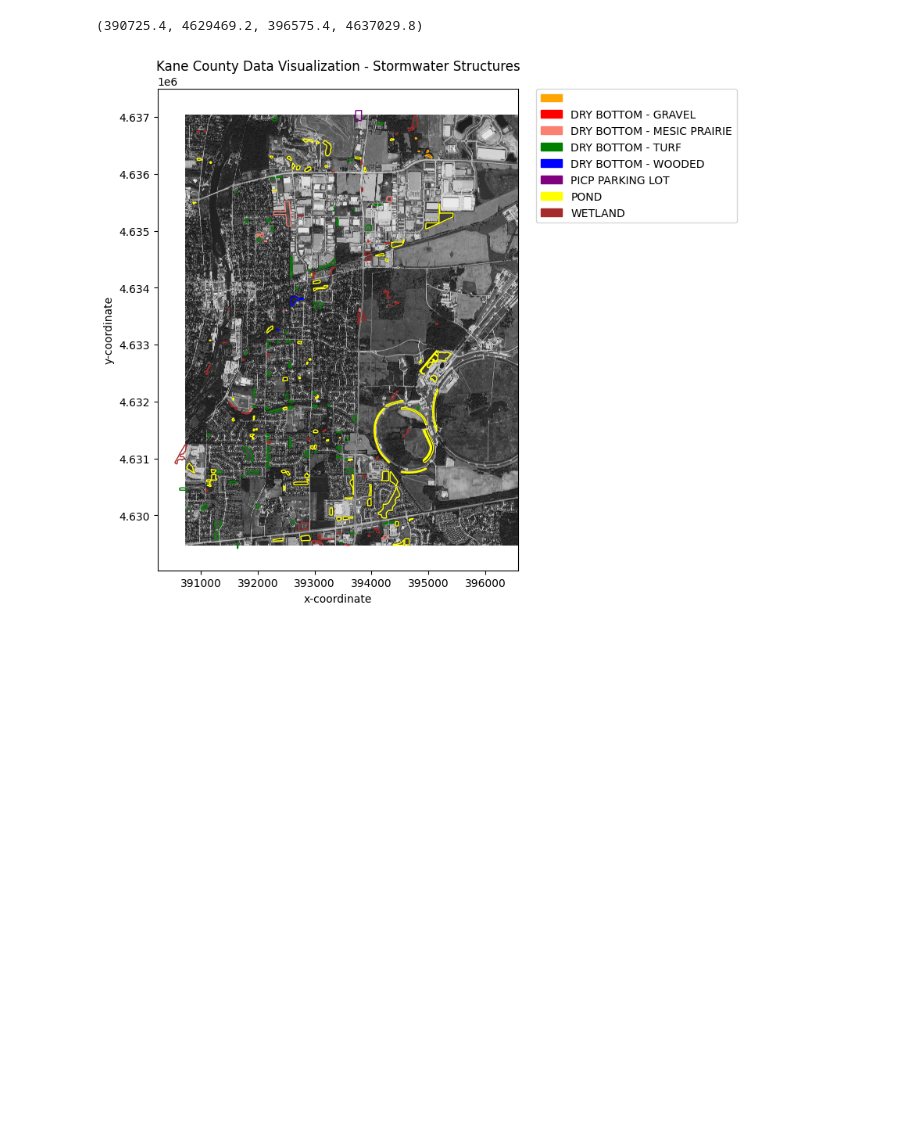
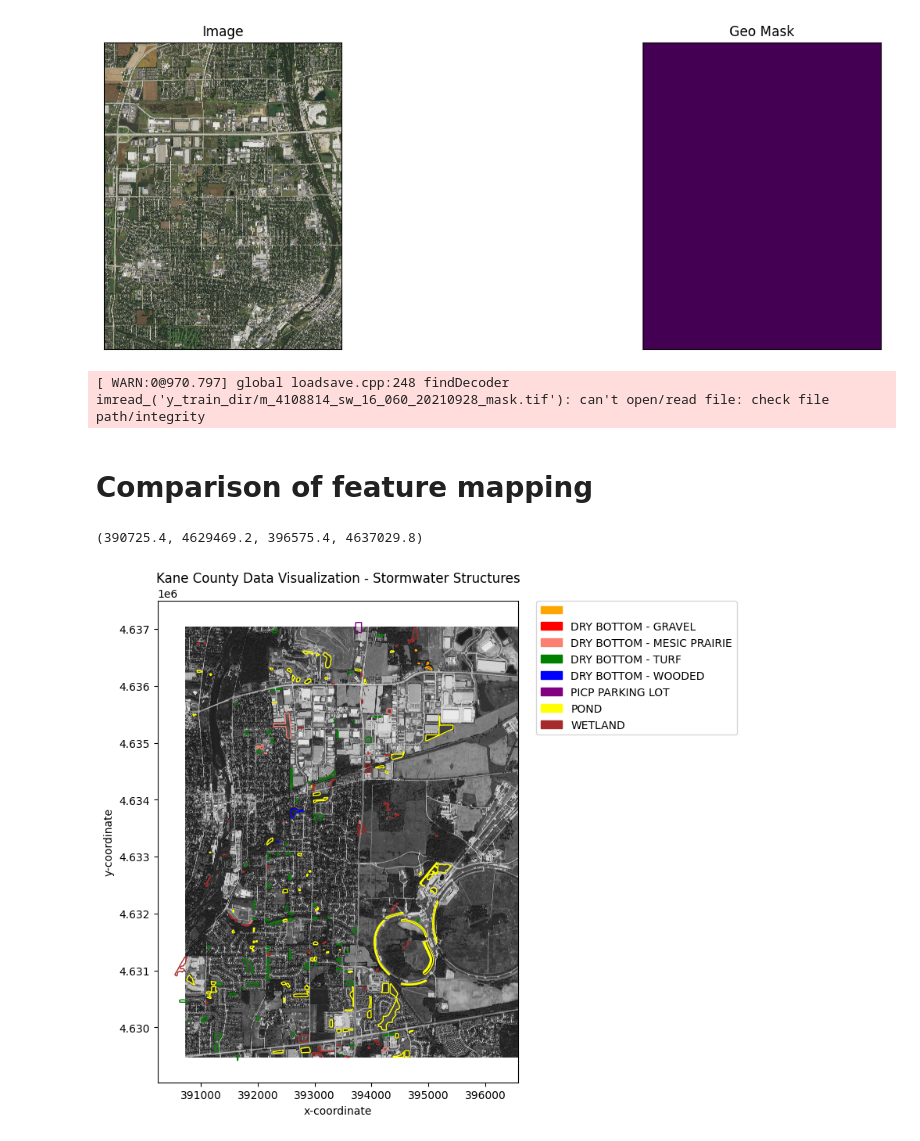
Before and after one commit to dsi-clinic/CMAP, a Jupyter notebook: notebooks/PyTorch.ipynb, the cells around one changed output. Cells and saved outputs as stored; diff of their text form; code cells hidden in the pictures; blank space fills up the shorter version.

```diff
--- a/notebooks/PyTorch.ipynb
+++ b/notebooks/PyTorch.ipynb
@@ -218,3 +283,16 @@ plot_images_with_masks(original_image, generated_mask)
+# %%
+visualize(
+    image=image,
+    geo_mask=mask.squeeze(),
+)
+# %% [output]
+[figure, added]
+# %%
+cv2.imread("y_train_dir/m_4108814_sw_16_060_20210928_mask.tif", 0)
+# %% [output]
+[ WARN:0@970.797] global loadsave.cpp:248 findDecoder imread_('y_train_dir/m_4108814_sw_16_060_20210928_mask.tif'): can't open/read file: check file path/integrity
+# %% [markdown]
+# Comparison of feature mapping
 # %%
 import rasterio.plot
 import matplotlib.patches as mpatches
```
Also changed, not shown: parts of 8 cells of this notebook.
